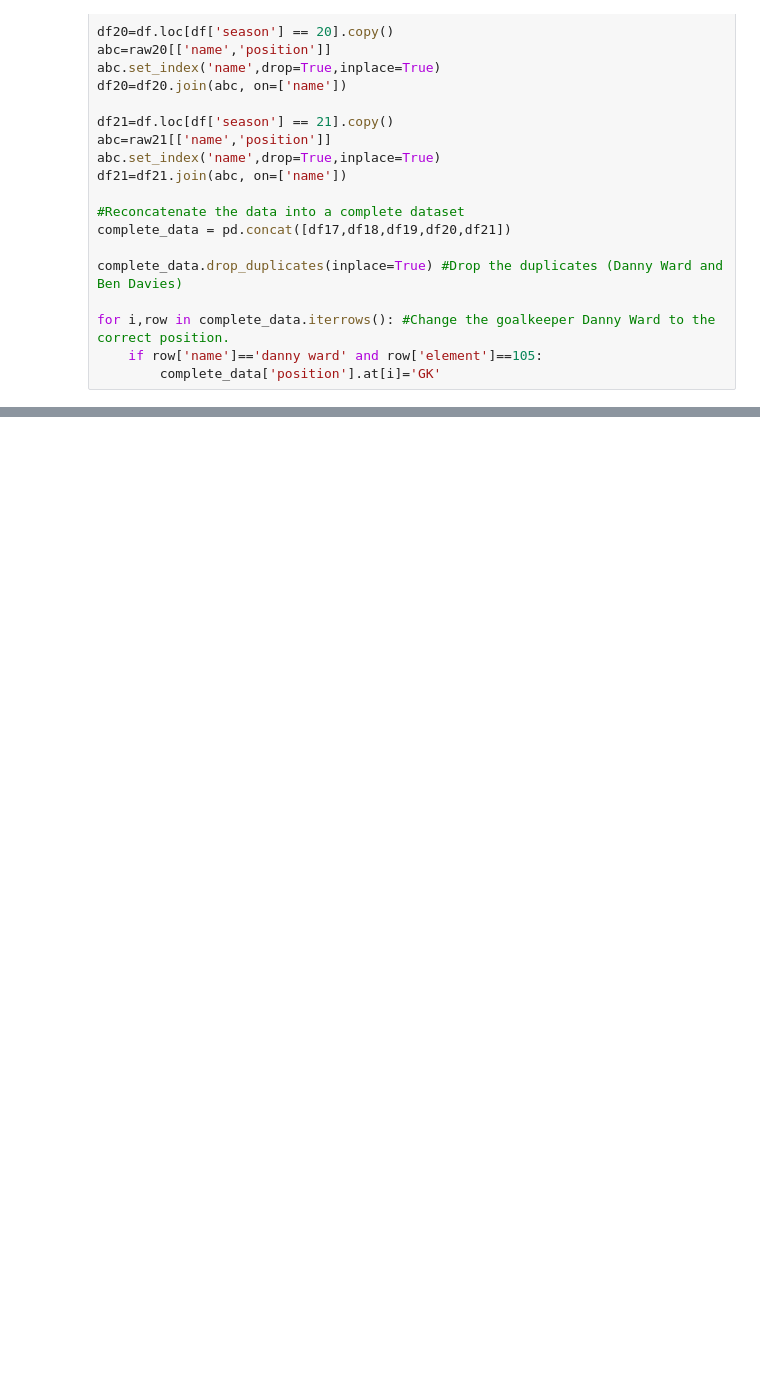
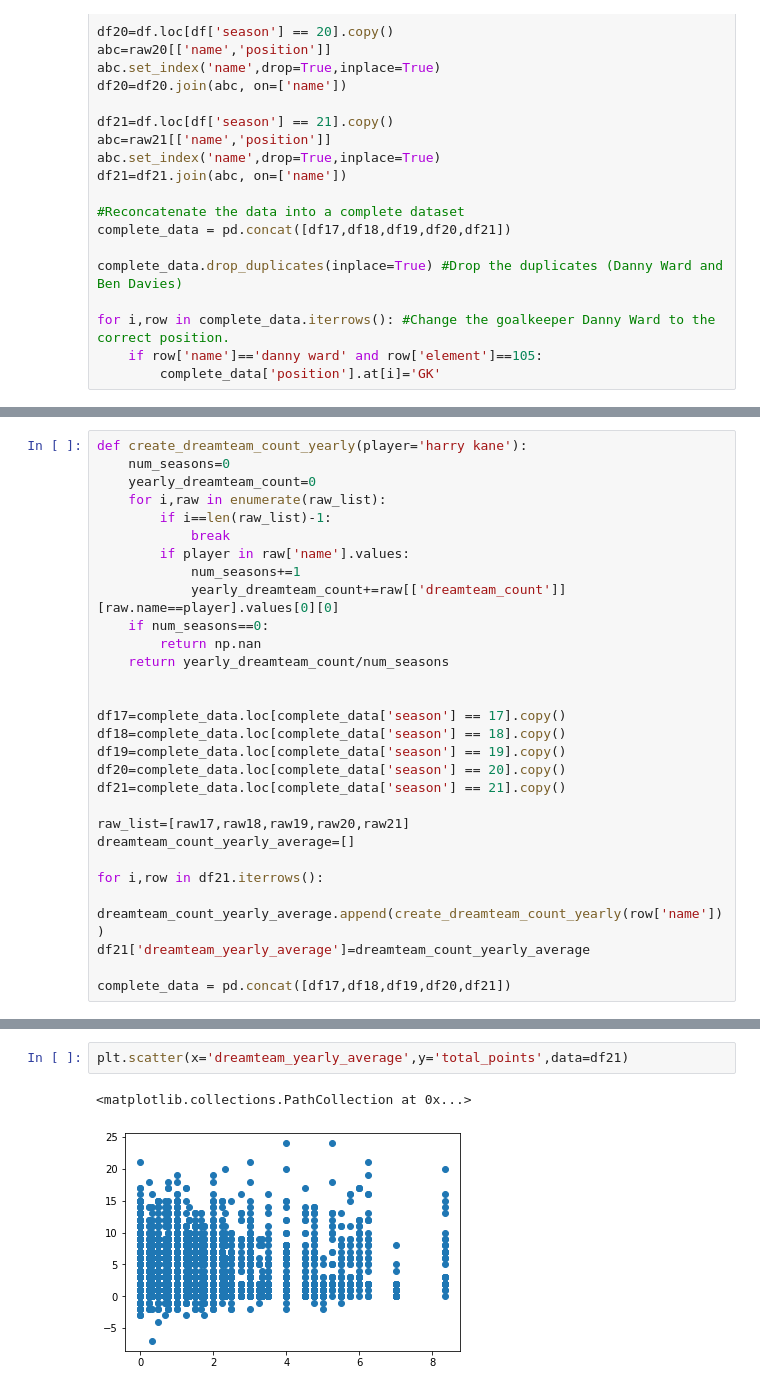
Before and after one commit to 1kruidenp/fflpred, a Jupyter notebook: notebooks/peps_notebook.ipynb, the cells around one changed output, grey strips where cells are left out. Cells and saved outputs as stored; diff of their text form; blank space fills up the shorter version.

Commit message:
made function for dreamteam yearly average

```diff
--- a/notebooks/peps_notebook.ipynb
+++ b/notebooks/peps_notebook.ipynb
@@ -687,0 +665,29 @@ complete_data = pd.concat([df17,df18,df19,df20,df21])
+# %%
+def create_dreamteam_count_yearly(player='harry kane'):
+    num_seasons=0
+    yearly_dreamteam_count=0
+    for i,raw in enumerate(raw_list):
+        if i==len(raw_list)-1:
+            break
+        if player in raw['name'].values:
+            num_seasons+=1
+            yearly_dreamteam_count+=raw[['dreamteam_count']][raw.name==player].values[0][0]
+    if num_seasons==0:
+        return np.nan
+    return yearly_dreamteam_count/num_seasons
+
+
+df17=complete_data.loc[complete_data['season'] == 17].copy()
+df18=complete_data.loc[complete_data['season'] == 18].copy()
+df19=complete_data.loc[complete_data['season'] == 19].copy()
+df20=complete_data.loc[complete_data['season'] == 20].copy()
+df21=complete_data.loc[complete_data['season'] == 21].copy()
+
+raw_list=[raw17,raw18,raw19,raw20,raw21]
+dreamteam_count_yearly_average=[]
+
+for i,row in df21.iterrows():
+    dreamteam_count_yearly_average.append(create_dreamteam_count_yearly(row['name']))
+df21['dreamteam_yearly_average']=dreamteam_count_yearly_average
+
+complete_data = pd.concat([df17,df18,df19,df20,df21])
@@ -687,0 +710,5 @@ complete_data = pd.concat([df17,df18,df19,df20,df21])
+# %%
+plt.scatter(x='dreamteam_yearly_average',y='total_points',data=df21)
+# %% [output]
+<matplotlib.collections.PathCollection at 0x...>
+[figure, added]
```
Also changed, not shown: parts of 36 cells of this notebook.
